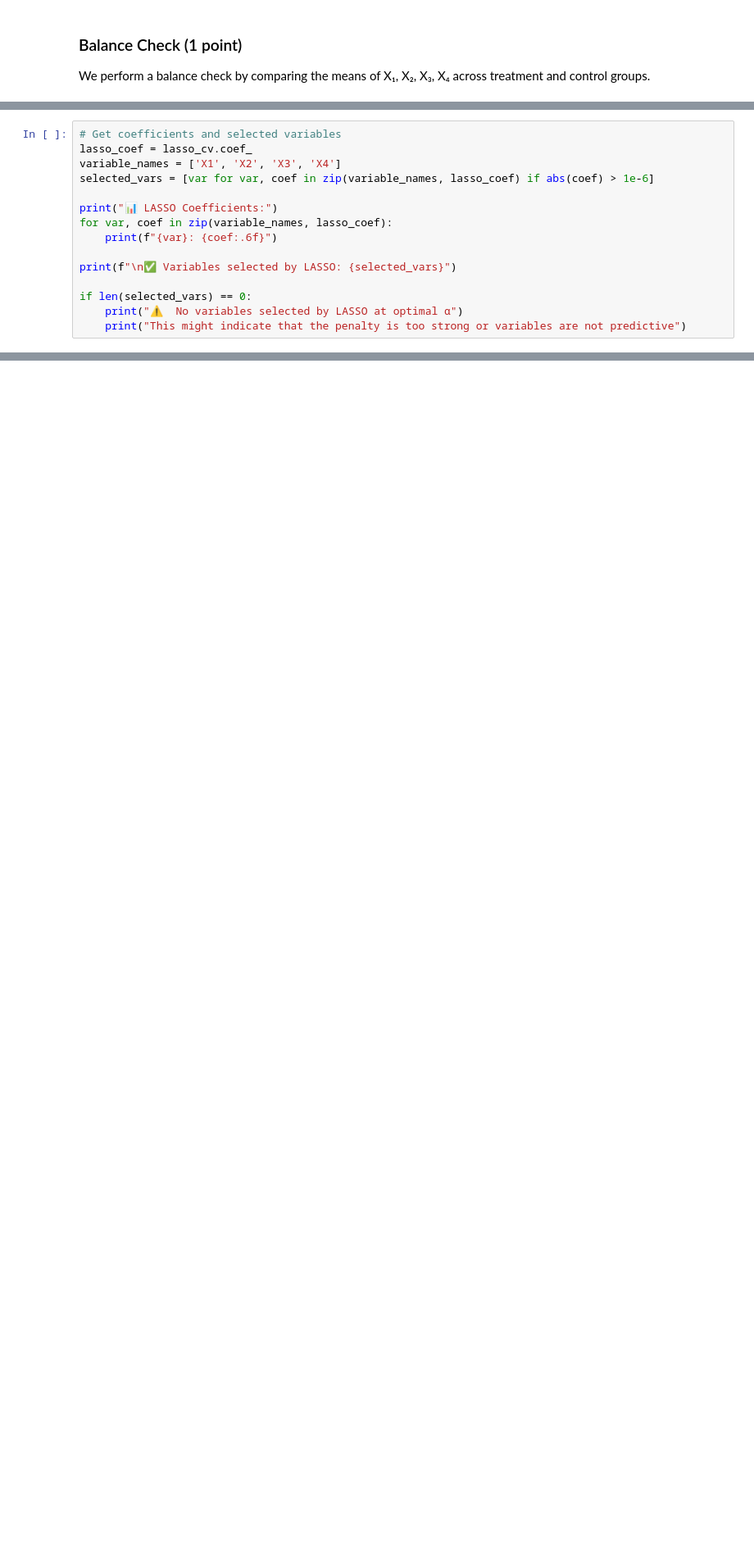
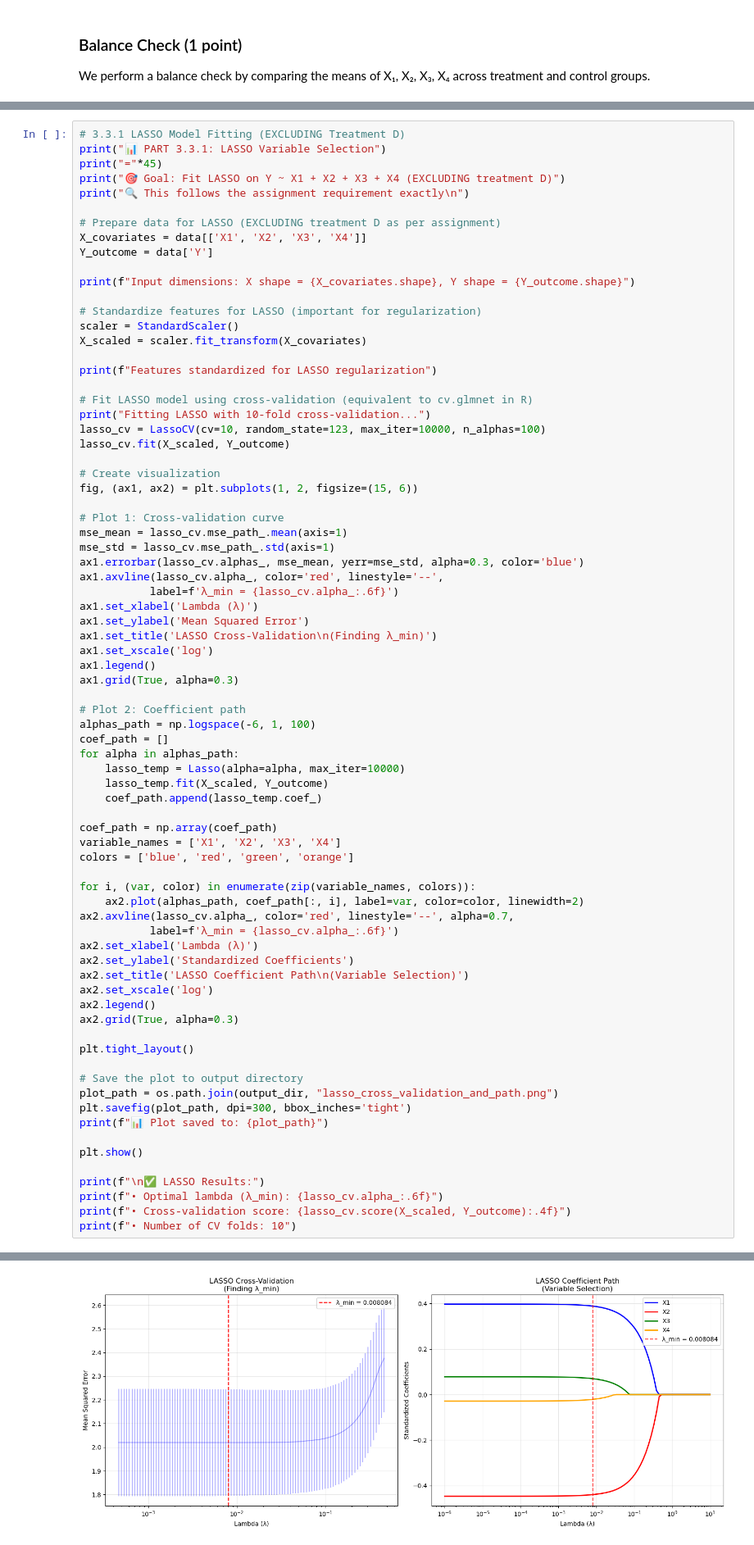
Before and after one commit to gsaco/Lasso_Potential_Outcomes_RCTs, a Jupyter notebook: Python/scripts/potential_outcomes_rcts.ipynb, the cells around one changed output, grey strips where cells are left out. Shown: that part at 82% size. Drawn from its saved outputs; the diff is of its cells as text; blank space fills up the shorter version.

```diff
--- a/Python/scripts/potential_outcomes_rcts.ipynb
+++ b/Python/scripts/potential_outcomes_rcts.ipynb
@@ -282,15 +333,0 @@ print(f"🎯 Optimal alpha (λ): {lasso_cv.alpha_:.6f}")
-# %%
-# Get coefficients and selected variables
-lasso_coef = lasso_cv.coef_
-variable_names = ['X1', 'X2', 'X3', 'X4']
-selected_vars = [var for var, coef in zip(variable_names, lasso_coef) if abs(coef) > 1e-6]
-
-print("📊 LASSO Coefficients:")
-for var, coef in zip(variable_names, lasso_coef):
-    print(f"{var}: {coef:.6f}")
-
-print(f"\n✅ Variables selected by LASSO: {selected_vars}")
-
-if len(selected_vars) == 0:
-    print("⚠️  No variables selected by LASSO at optimal α")
-    print("This might indicate that the penalty is too strong or variables are not predictive")
@@ -396,0 +362,77 @@ plt.show()
+# %%
+# 3.3.1 LASSO Model Fitting (EXCLUDING Treatment D)
+print("📊 PART 3.3.1: LASSO Variable Selection")
+print("="*45)
+print("🎯 Goal: Fit LASSO on Y ~ X1 + X2 + X3 + X4 (EXCLUDING treatment D)")
+print("🔍 This follows the assignment requirement exactly\n")
+
+# Prepare data for LASSO (EXCLUDING treatment D as per assignment)
+X_covariates = data[['X1', 'X2', 'X3', 'X4']]
+Y_outcome = data['Y']
+
+print(f"Input dimensions: X shape = {X_covariates.shape}, Y shape = {Y_outcome.shape}")
+
+# Standardize features for LASSO (important for regularization)
+scaler = StandardScaler()
+X_scaled = scaler.fit_transform(X_covariates)
+
+print(f"Features standardized for LASSO regularization")
+
+# Fit LASSO model using cross-validation (equivalent to cv.glmnet in R)
+print("Fitting LASSO with 10-fold cross-validation...")
+lasso_cv = LassoCV(cv=10, random_state=123, max_iter=10000, n_alphas=100)
+lasso_cv.fit(X_scaled, Y_outcome)
+
+# Create visualization
+fig, (ax1, ax2) = plt.subplots(1, 2, figsize=(15, 6))
+
+# Plot 1: Cross-validation curve
+mse_mean = lasso_cv.mse_path_.mean(axis=1)
+mse_std = lasso_cv.mse_path_.std(axis=1)
+ax1.errorbar(lasso_cv.alphas_, mse_mean, yerr=mse_std, alpha=0.3, color='blue')
+ax1.axvline(lasso_cv.alpha_, color='red', linestyle='--',
+           label=f'λ_min = {lasso_cv.alpha_:.6f}')
+ax1.set_xlabel('Lambda (λ)')
+ax1.set_ylabel('Mean Squared Error')
+ax1.set_title('LASSO Cross-Validation\n(Finding λ_min)')
+ax1.set_xscale('log')
+ax1.legend()
+ax1.grid(True, alpha=0.3)
+
+# Plot 2: Coefficient path
+alphas_path = np.logspace(-6, 1, 100)
+coef_path = []
+for alpha in alphas_path:
+    lasso_temp = Lasso(alpha=alpha, max_iter=10000)
+    lasso_temp.fit(X_scaled, Y_outcome)
+    coef_path.append(lasso_temp.coef_)
+
+coef_path = np.array(coef_path)
+variable_names = ['X1', 'X2', 'X3', 'X4']
+colors = ['blue', 'red', 'green', 'orange']
+
+for i, (var, color) in enumerate(zip(variable_names, colors)):
+    ax2.plot(alphas_path, coef_path[:, i], label=var, color=color, linewidth=2)
+ax2.axvline(lasso_cv.alpha_, color='red', linestyle='--', alpha=0.7,
+           label=f'λ_min = {lasso_cv.alpha_:.6f}')
+ax2.set_xlabel('Lambda (λ)')
+ax2.set_ylabel('Standardized Coefficients')
+ax2.set_title('LASSO Coefficient Path\n(Variable Selection)')
+ax2.set_xscale('log')
+ax2.legend()
+ax2.grid(True, alpha=0.3)
+
+plt.tight_layout()
+
+# Save the plot to output directory
+plot_path = os.path.join(output_dir, "lasso_cross_validation_and_path.png")
+plt.savefig(plot_path, dpi=300, bbox_inches='tight')
+print(f"📊 Plot saved to: {plot_path}")
+
+plt.show()
+
+print(f"\n✅ LASSO Results:")
+print(f"• Optimal lambda (λ_min): {lasso_cv.alpha_:.6f}")
+print(f"• Cross-validation score: {lasso_cv.score(X_scaled, Y_outcome):.4f}")
+print(f"• Number of CV folds: 10")
+# %% [output]
@@ -396,0 +449 @@ plt.show()
+[figure, added]
```
Also changed, not shown: parts of 22 cells of this notebook, 7 other files.
